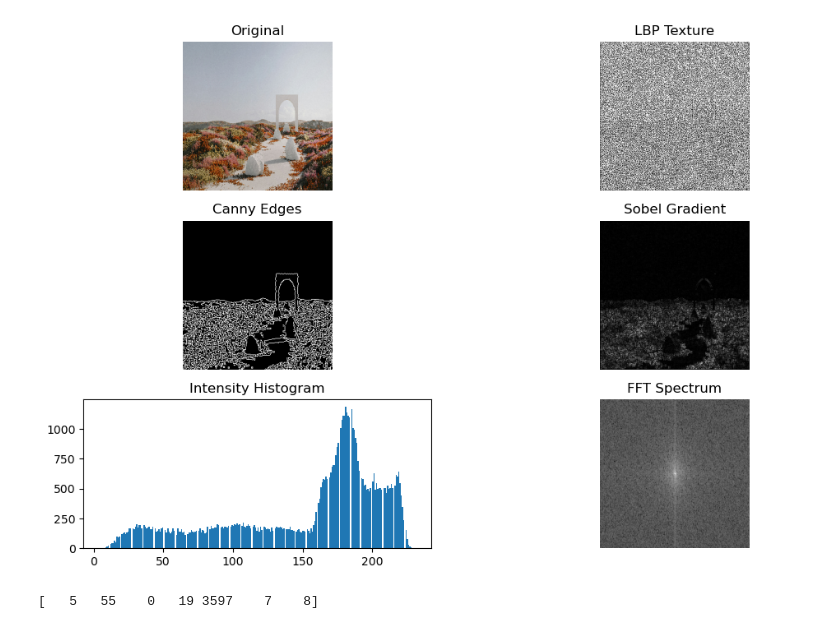
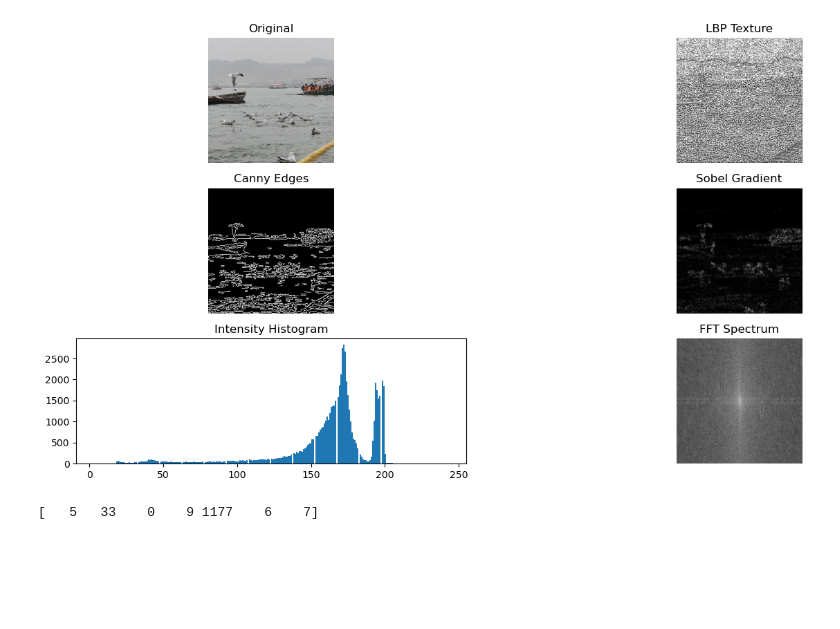
Before and after one commit to Awan2169/ImageProcessingMINIProject, a Jupyter notebook: imageprocessing.ipynb, the cells around one changed output. Cells and saved outputs as stored; diff of their text form; code cells hidden in the pictures; blank space fills up the shorter version.

```diff
--- a/imageprocessing.ipynb
+++ b/imageprocessing.ipynb
@@ -11,7 +11,6 @@ def extract_features_with_viz(image_path, show=True):
     img = cv2.resize(img, (256, 256))
     gray = cv2.cvtColor(img, cv2.COLOR_BGR2GRAY)
 
-    # ---------------------------
     # 1. LBP (Texture)
     # ---------------------------
     lbp = local_binary_pattern(gray, P=8, R=1, method="uniform")
@@ -52,7 +51,7 @@ def extract_features_with_viz(image_path, show=True):
 
 
     if show:
-        plt.figure(figsize=(12, 8))
+        plt.figure(figsize=(16, 8))
 
 
         plt.subplot(3, 2, 1)
@@ -75,33 +74,33 @@ def extract_features_with_viz(image_path, show=True):
         plt.subplot(3, 2, 4)
         plt.imshow(sobel_mag, cmap='gray')
         plt.title("Sobel Gradient")
         plt.axis('off')
 
         plt.subplot(3, 2, 5)
         plt.hist(gray.ravel(), bins=256)
         plt.title("Intensity Histogram")
 
         plt.subplot(3, 2, 6)
         plt.imshow(magnitude, cmap='gray')
         plt.title("FFT Spectrum")
         plt.axis('off')
 
         # plt.tight_layout()
         plt.show()
 
     features = [
         lbp_mean,
         noise_std,
         edge_density,
         edge_strength,
         color_var,
         entropy,
         fft_energy
     ]
 
     return features
-feat=np.array(extract_features_with_viz("./cgitest.jpg", show=True)).astype(int)
+feat=np.array(extract_features_with_viz("./test.JPG", show=True)).astype(int)
 print(feat)
 # %% [output]
-[figure, old version]
+[figure, new version]
-[   5   55    0   19 3597    7    8]
+[   5   33    0    9 1177    6    7]
```
Also changed, not shown: 1 other file.
